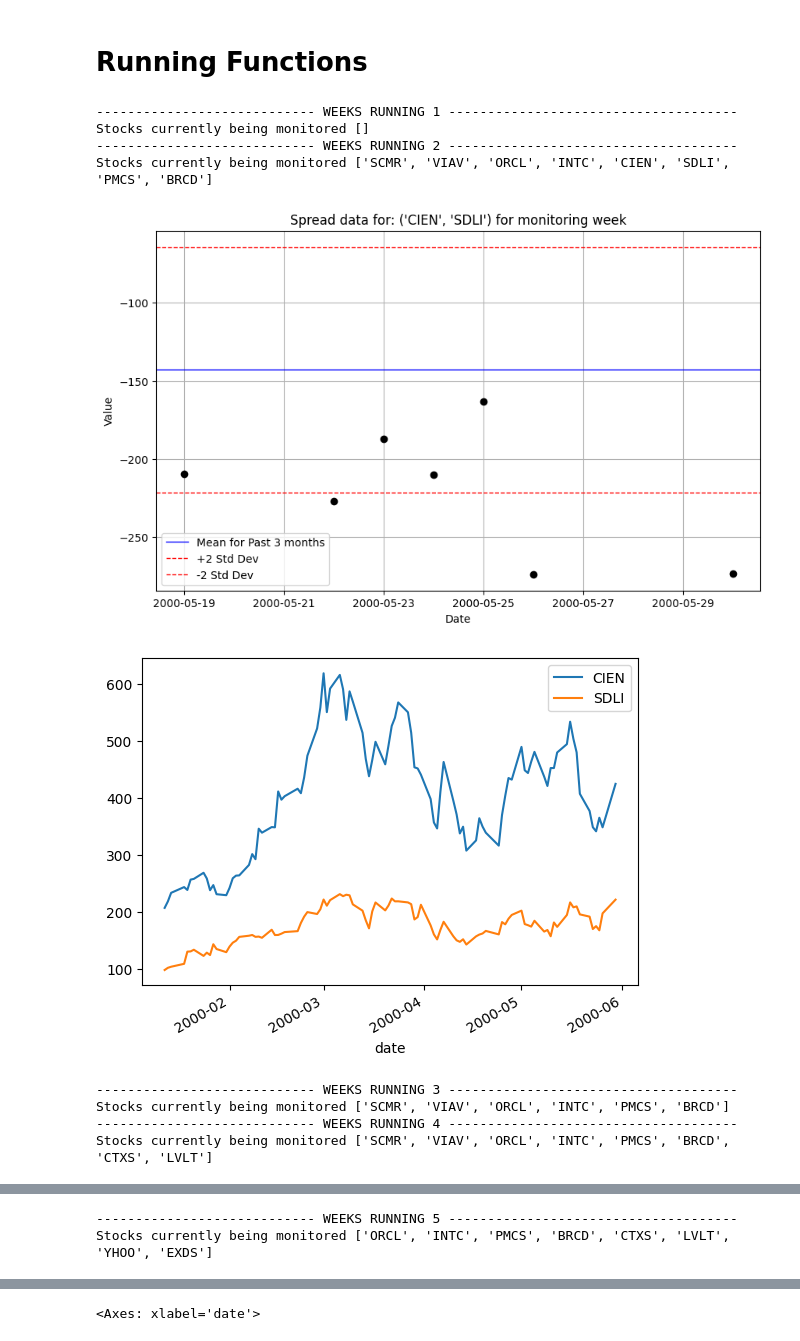
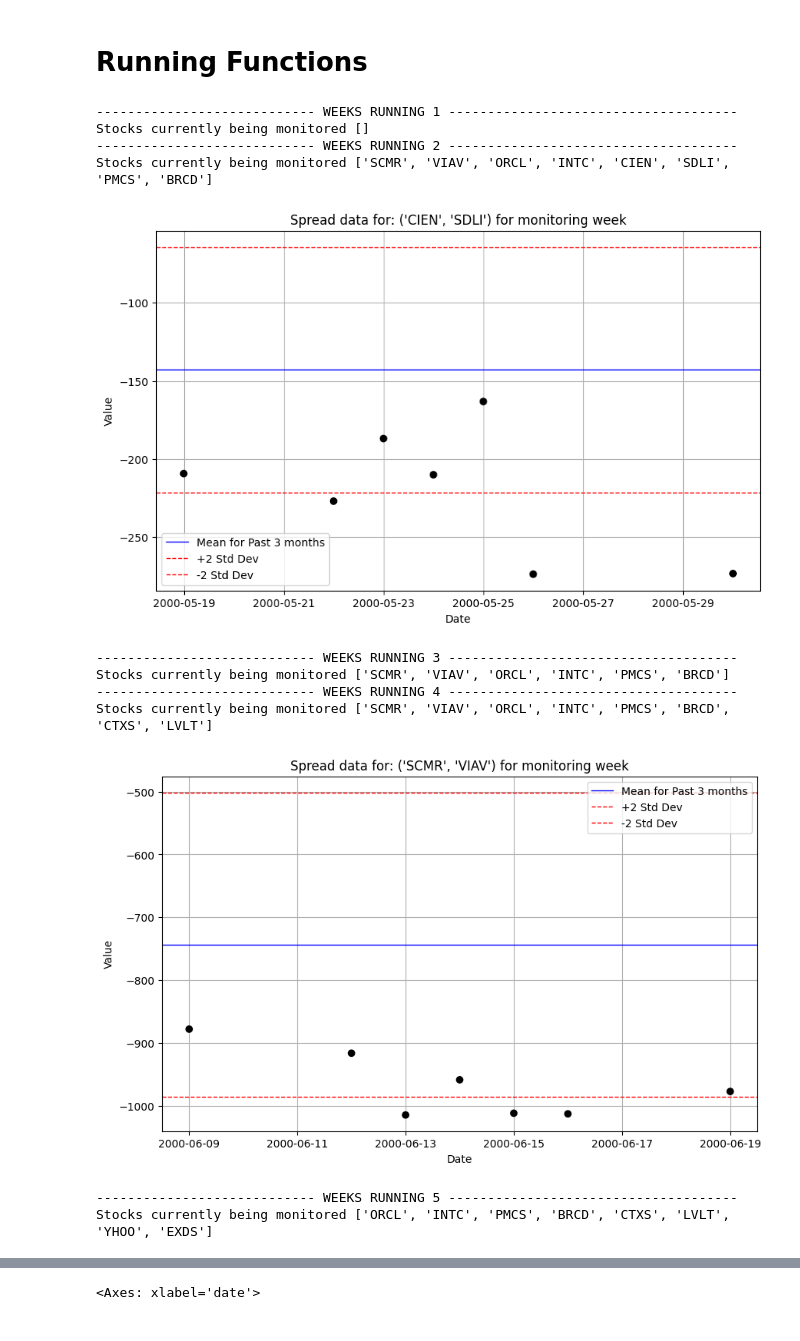
Before and after one commit to TInglefield/Math4920Project, a Jupyter notebook: Project_Draft2.ipynb, the cells around one changed output, grey strips where cells are left out. Cells and saved outputs as stored; diff of their text form; code cells hidden in the pictures.

```diff
--- a/Project_Draft2.ipynb
+++ b/Project_Draft2.ipynb
@@ -193,10 +193,27 @@ def get_spread_limits_for_past_months(dataframe, pair, beta):
 
     return upper_limit, lower_limit, order, mean
 # %%
-def print_spread_charts(data_series, upper_bound, lower_bound, mean_value, pair_name):
+import matplotlib.pyplot as plt
+
+def print_spread_charts(data_series, upper_bound, lower_bound, mean_value, pair_name, pair_dict):
     # Extract dates and values
     dates = data_series.index
     values = data_series.values
+
+    # Prepare colors for each point
+    colors = []
+    close_trade_dates = set(pair_dict['close_trade_dates'])
+    open_trade_days = set(date for date, _ in pair_dict['open_trade_dates'])
+
+    for date in dates:
+        if date in close_trade_dates:
+            print("found close date")
+            colors.append('red')
+        elif date in open_trade_days:
+            print("found open date")
+            colors.append('green')
+        else:
+            colors.append('black')
 
     # Plot the data
     plt.figure(figsize=(10, 6))
@@ -208,8 +225,8 @@ def print_spread_charts(data_series, upper_bound, lower_bound, mean_value, pair_
     plt.axhline(y=upper_bound, color='red', linestyle='--', linewidth=1, label='+2 Std Dev')
     plt.axhline(y=lower_bound, color='red', linestyle='--', linewidth=1, label='-2 Std Dev')
 
-    # Plot the individual data points
-    plt.scatter(dates, values, color='black', zorder=5)
+    # Plot the individual data points with different colors
+    plt.scatter(dates, values, color=colors, zorder=5)
 
     # Annotate the plot
     plt.title(f'Spread data for: {pair_name} for monitoring week')
@@ -269,8 +279,7 @@ def monitor_pair_for_week(pair, pair_dict, start_date_index, end_date_index, cur
         pair_dict["current_hedge_ratio"] = None
 
     if have_days_to_trade:
-        print_spread_charts(curr_week_spread_data, upper, lower, mean_val, pair)
-        print_price_chart(pair, start_date_index, end_date_index)
+        print_spread_charts(curr_week_spread_data, upper, lower, mean_val, pair, pair_dict)
     return pair_dict, currently_monitoring_stocks
 # %%
 def monitor_group_of_pairs(stock_group_size, stop_after_weeks):
@@ -504,16 +546,18 @@ def print_overall_display(pairs_dictionary):
 # %%
 # results = monitor_group_of_pairs(coint_dict, 5)
 import pprint
-results = monitor_group_of_pairs(20,30)
+results = monitor_group_of_pairs(20,5)
 pprint.pprint(results)
 # %% [output]
 ---------------------------- WEEKS RUNNING 1 -------------------------------------
 Stocks currently being monitored []
 ---------------------------- WEEKS RUNNING 2 -------------------------------------
 Stocks currently being monitored ['SCMR', 'VIAV', 'ORCL', 'INTC', 'CIEN', 'SDLI', 'PMCS', 'BRCD']
 [figure]
+---------------------------- WEEKS RUNNING 3 -------------------------------------
+Stocks currently being monitored ['SCMR', 'VIAV', 'ORCL', 'INTC', 'PMCS', 'BRCD']
+---------------------------- WEEKS RUNNING 4 -------------------------------------
+Stocks currently being monitored ['SCMR', 'VIAV', 'ORCL', 'INTC', 'PMCS', 'BRCD', 'CTXS', 'LVLT']
-[figure, old version]
+[figure, new version]
----------------------------- WEEKS RUNNING 3 -------------------------------------
-Stocks currently being monitored ['SCMR', 'VIAV', 'ORCL', 'INTC', 'PMCS', 'BRCD']
----------------------------- WEEKS RUNNING 4 -------------------------------------
-Stocks currently being monitored ['SCMR', 'VIAV', 'ORCL', 'INTC', 'PMCS', 'BRCD', 'CTXS', 'LVLT']
+---------------------------- WEEKS RUNNING 5 -------------------------------------
+Stocks currently being monitored ['ORCL', 'INTC', 'PMCS', 'BRCD', 'CTXS', 'LVLT', 'YHOO', 'EXDS']
@@ -522,2 +564,0 @@ Stocks currently being monitored ['SCMR', 'VIAV', 'ORCL', 'INTC', 'PMCS', 'BRCD'
----------------------------- WEEKS RUNNING 5 -------------------------------------
-Stocks currently being monitored ['ORCL', 'INTC', 'PMCS', 'BRCD', 'CTXS', 'LVLT', 'YHOO', 'EXDS']
```
Also changed, not shown: parts of 4 cells of this notebook.
